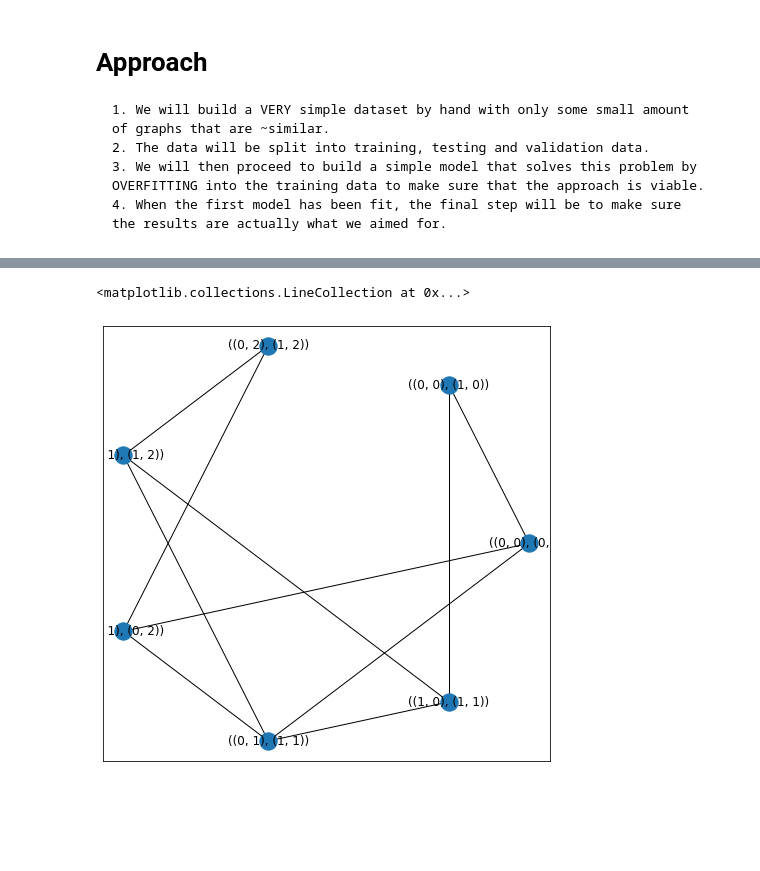
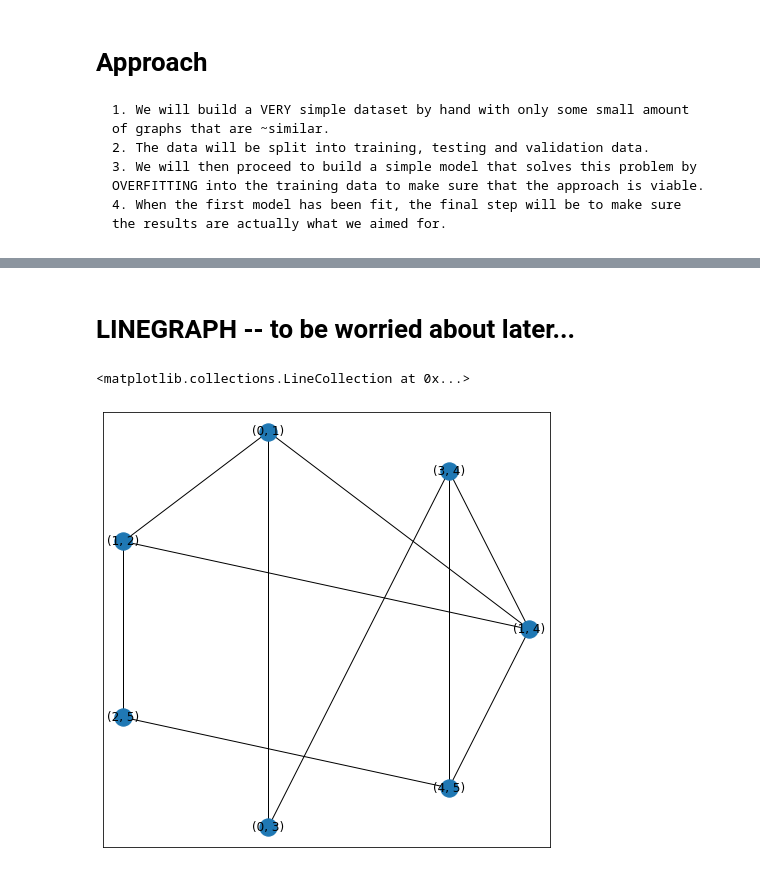
Before and after one commit to pekka-aleksi/NN-demos, a Jupyter notebook: 01 Inverting a Graph.ipynb, the cells around one changed output, grey strips where cells are left out. Saved outputs shown, nothing was run; the diff lists cells and outputs as text; code cells hidden in the pictures; blank space fills up the shorter version.

```diff
--- a/01 Inverting a Graph.ipynb
+++ b/01 Inverting a Graph.ipynb
@@ -30,11 +40,14 @@ Do we actually need to split this into 2 problems:
 # %%
 M, N = 2, 3
 
-G = networkx.generators.lattice.grid_2d_graph(M, map(int, np.linspace(0, N-1, N)))
+G = nx.generators.lattice.grid_2d_graph(M, map(int, np.linspace(0, N-1, N)))
+original_graph = deepcopy(G)
 
-plt.figure(figsize=(8,8))
+nx.set_node_attributes(G, {k: {'features': [0.0]} for k in G.nodes()})
+nx.set_edge_attributes(G, {k: {'features': [0.0]} for k in G.edges()})
 
-pos = {a:a for a,b in G.nodes().data() }
-nx.draw_networkx_labels(G, pos=pos)
-nx.draw_networkx_nodes(G, pos=pos)
-nx.draw_networkx_edges(G, pos=pos)
+G = nx.convert_node_labels_to_integers(G)
+
+GRAPHS_TUPLES = gn.utils_np.networkxs_to_graphs_tuple([G])
+
+GRAPHS_TUPLES = gn.utils_tf.set_zero_global_features(GRAPHS_TUPLES, 1, dtype=np.float64)
@@ -44,12 +113,14 @@ nx.draw_networkx_edges(G, pos=pos)
+# %% [markdown]
+# LINEGRAPH -- to be worried about later...
 # %%
-G_linegraph = networkx.generators.line_graph(G)
+G_linegraph = nx.generators.line_graph(G)
 
 plt.figure(figsize=(8,8))
 
-pos_linegraph = networkx.drawing.layout.circular_layout(G_linegraph)#{a:a for a,b in G_linegraph.nodes().data() }
+pos_linegraph = nx.drawing.layout.circular_layout(G_linegraph)
 nx.draw_networkx_labels(G_linegraph, pos=pos_linegraph)
 nx.draw_networkx_nodes(G_linegraph, pos=pos_linegraph)
 nx.draw_networkx_edges(G_linegraph, pos=pos_linegraph)
 # %% [output]
 <matplotlib.collections.LineCollection at 0x...>
-[figure, old version]
+[figure, new version]
```
Also changed, not shown: parts of 8 cells of this notebook, 2 other files.
